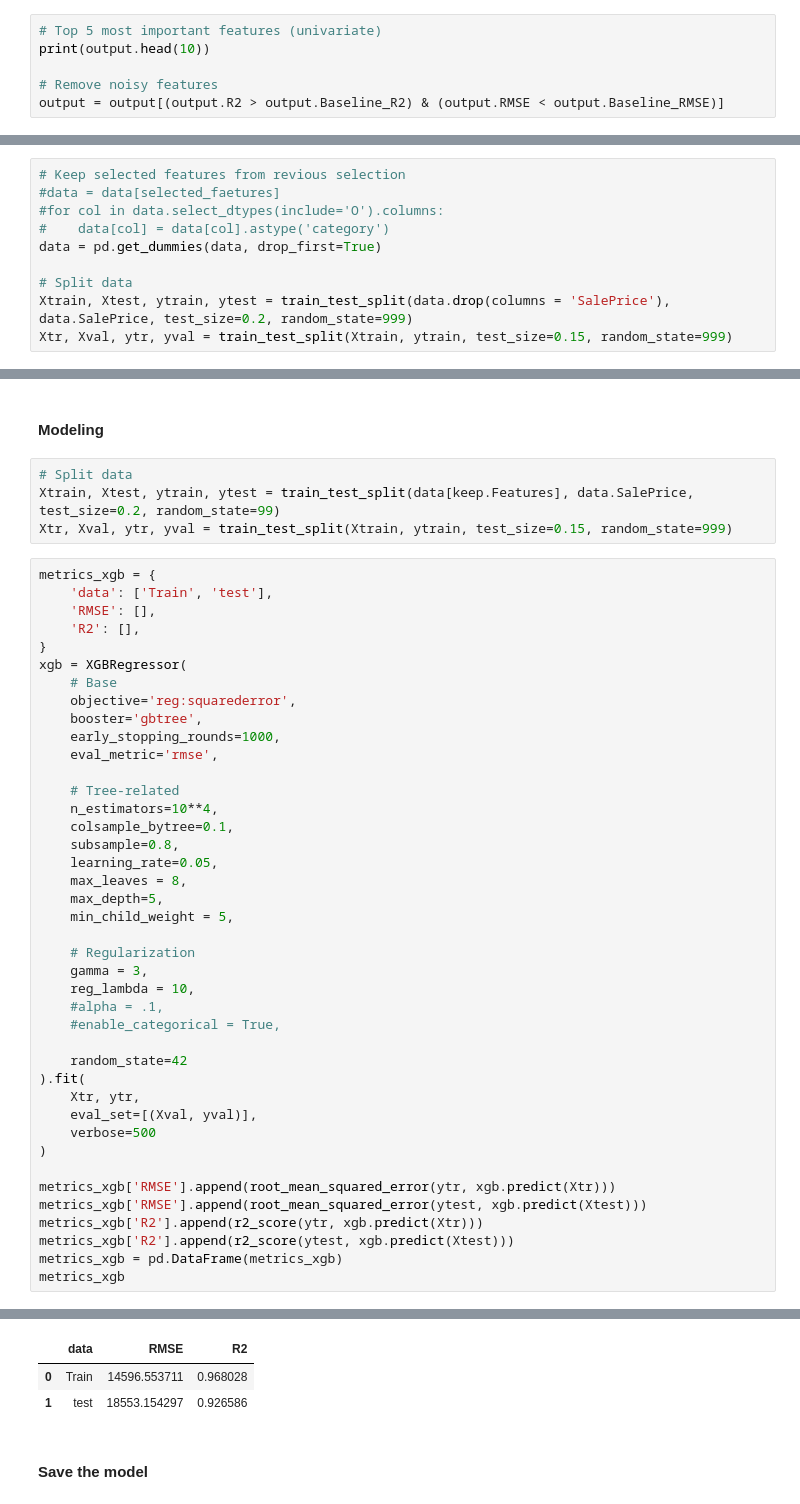
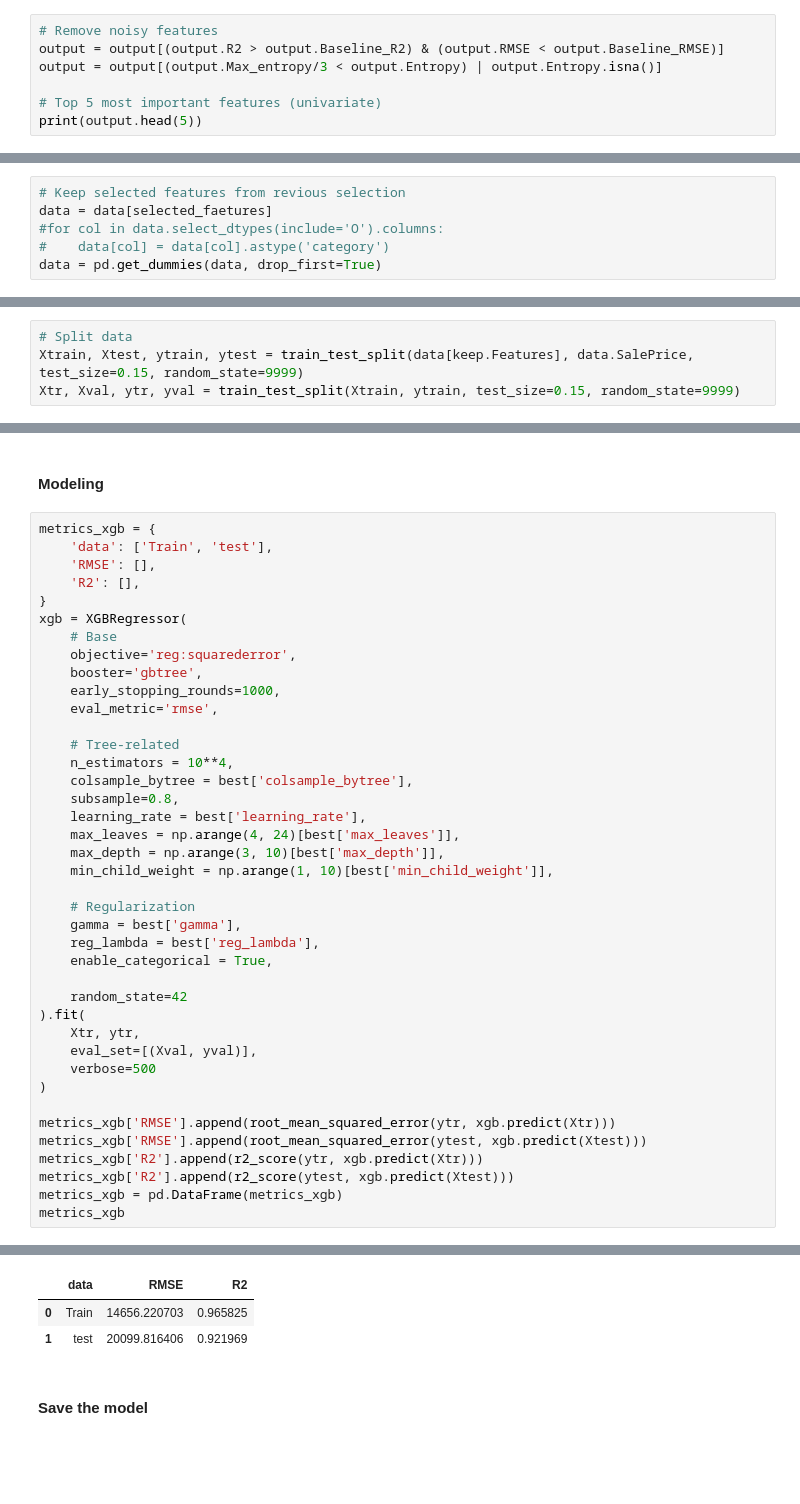
Before and after one commit to Papagiannopoulos/house-price-investigation, a Jupyter notebook: Programs/2.EDA & Modeling.ipynb, the cells around one changed output, grey strips where cells are left out. Saved outputs shown, nothing was run; the diff lists cells and outputs as text; blank space fills up the shorter version.

```diff
--- a/Programs/2.EDA & Modeling.ipynb
+++ b/Programs/2.EDA & Modeling.ipynb
@@ -308,9 +310,10 @@ for col in data.drop(columns='SalePrice').columns:
 
 output = pd.DataFrame(output).sort_values(by = 'RMSE', ascending=True).reset_index(drop=True)
 # %%
-# Top 5 most important features (univariate)
-print(output.head(10))
-
 # Remove noisy features
 output = output[(output.R2 > output.Baseline_R2) & (output.RMSE < output.Baseline_RMSE)]
+output = output[(output.Max_entropy/3 < output.Entropy) | output.Entropy.isna()]
+
+# Top 5 most important features (univariate)
+print(output.head(5))
 # %% [output]
@@ -337,12 +342,8 @@ selected_faetures.append('SalePrice')
 Regularization
 # %%
 # Keep selected features from revious selection
-#data = data[selected_faetures]
+data = data[selected_faetures]
 #for col in data.select_dtypes(include='O').columns:
 #    data[col] = data[col].astype('category')
 data = pd.get_dummies(data, drop_first=True)
-
-# Split data
-Xtrain, Xtest, ytrain, ytest = train_test_split(data.drop(columns = 'SalePrice'), data.SalePrice, test_size=0.2, random_state=999)
-Xtr, Xval, ytr, yval = train_test_split(Xtrain, ytrain, test_size=0.15, random_state=999)
 # %%
@@ -402,0 +410,4 @@ Selected features: N = 50
+# %%
+# Split data
+Xtrain, Xtest, ytrain, ytest = train_test_split(data[keep.Features], data.SalePrice, test_size=0.15, random_state=9999)
+Xtr, Xval, ytr, yval = train_test_split(Xtrain, ytrain, test_size=0.15, random_state=9999)
@@ -403,9 +473,5 @@ Selected features: N = 50
 # %% [markdown]
 #### Modeling
-# %%
-# Split data
-Xtrain, Xtest, ytrain, ytest = train_test_split(data[keep.Features], data.SalePrice, test_size=0.2, random_state=99)
-Xtr, Xval, ytr, yval = train_test_split(Xtrain, ytrain, test_size=0.15, random_state=999)
 # %%
 metrics_xgb = {
     'data': ['Train', 'test'],
@@ -420,19 +486,18 @@ xgb = XGBRegressor(
     eval_metric='rmse',
 
     # Tree-related
-    n_estimators=10**4,
-    colsample_bytree=0.1,
+    n_estimators = 10**4,
+    colsample_bytree = best['colsample_bytree'],
     subsample=0.8,
-    learning_rate=0.05,
-    max_leaves = 8,
-    max_depth=5,
-    min_child_weight = 5,
+    learning_rate = best['learning_rate'],
+    max_leaves = np.arange(4, 24)[best['max_leaves']],
+    max_depth = np.arange(3, 10)[best['max_depth']],
+    min_child_weight = np.arange(1, 10)[best['min_child_weight']],
 
     # Regularization
-    gamma = 3,
-    reg_lambda = 10,
-    #alpha = .1,
-    #enable_categorical = True,
+    gamma = best['gamma'],
+    reg_lambda = best['reg_lambda'],
+    enable_categorical = True,
 
     random_state=42
 ).fit(
@@ -456,6 +520,6 @@ metrics_xgb
 |  | data | RMSE | R2 |
-| 0 | Train | 14596.553711 | 0.968028 |
-| 1 | test | 18553.154297 | 0.926586 |
+| 0 | Train | 14656.220703 | 0.965825 |
+| 1 | test | 20099.816406 | 0.921969 |
 # %% [markdown]
 #### Save the model
 # %%
```
Also changed, not shown: parts of 13 cells of this notebook, 5 other files.
